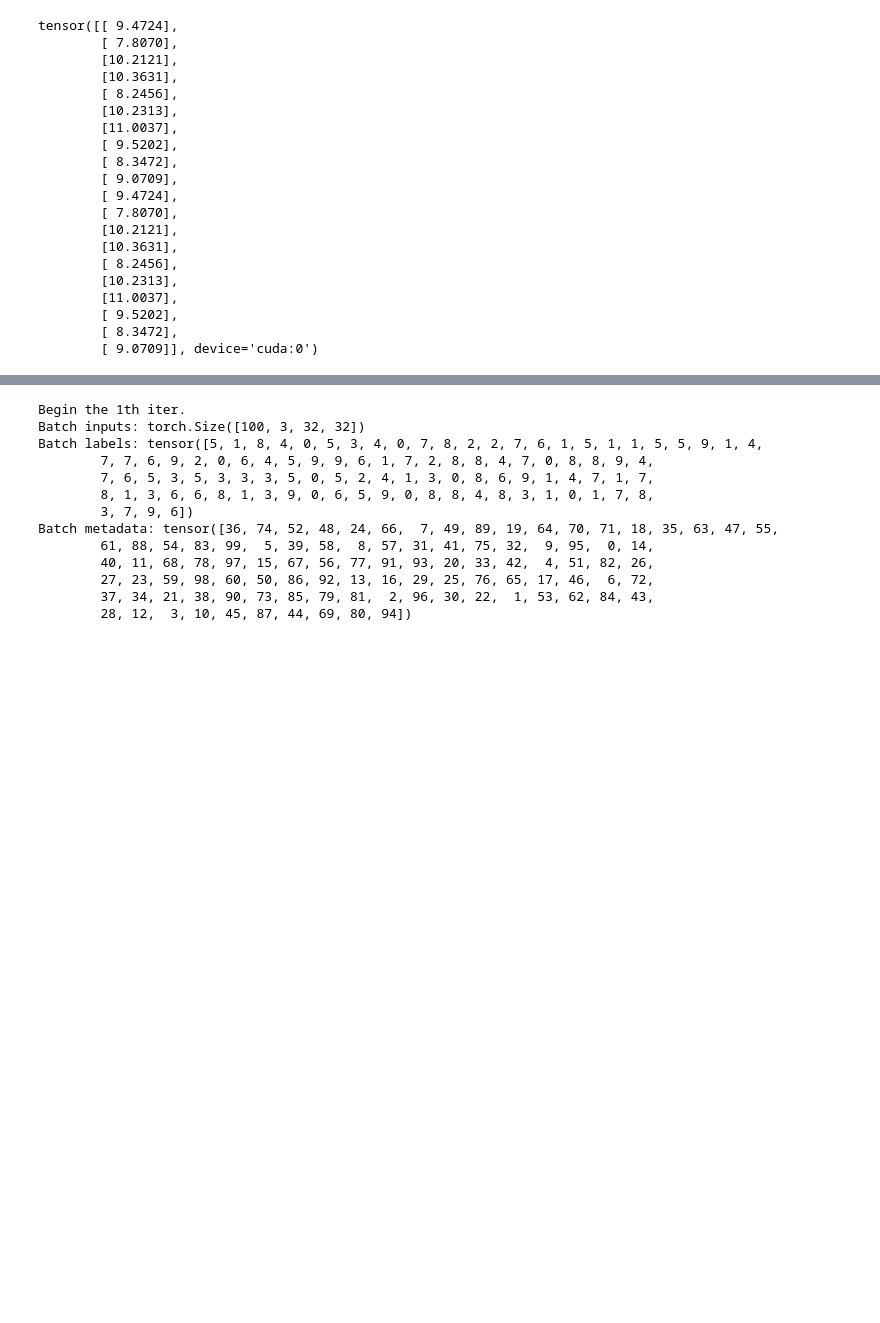
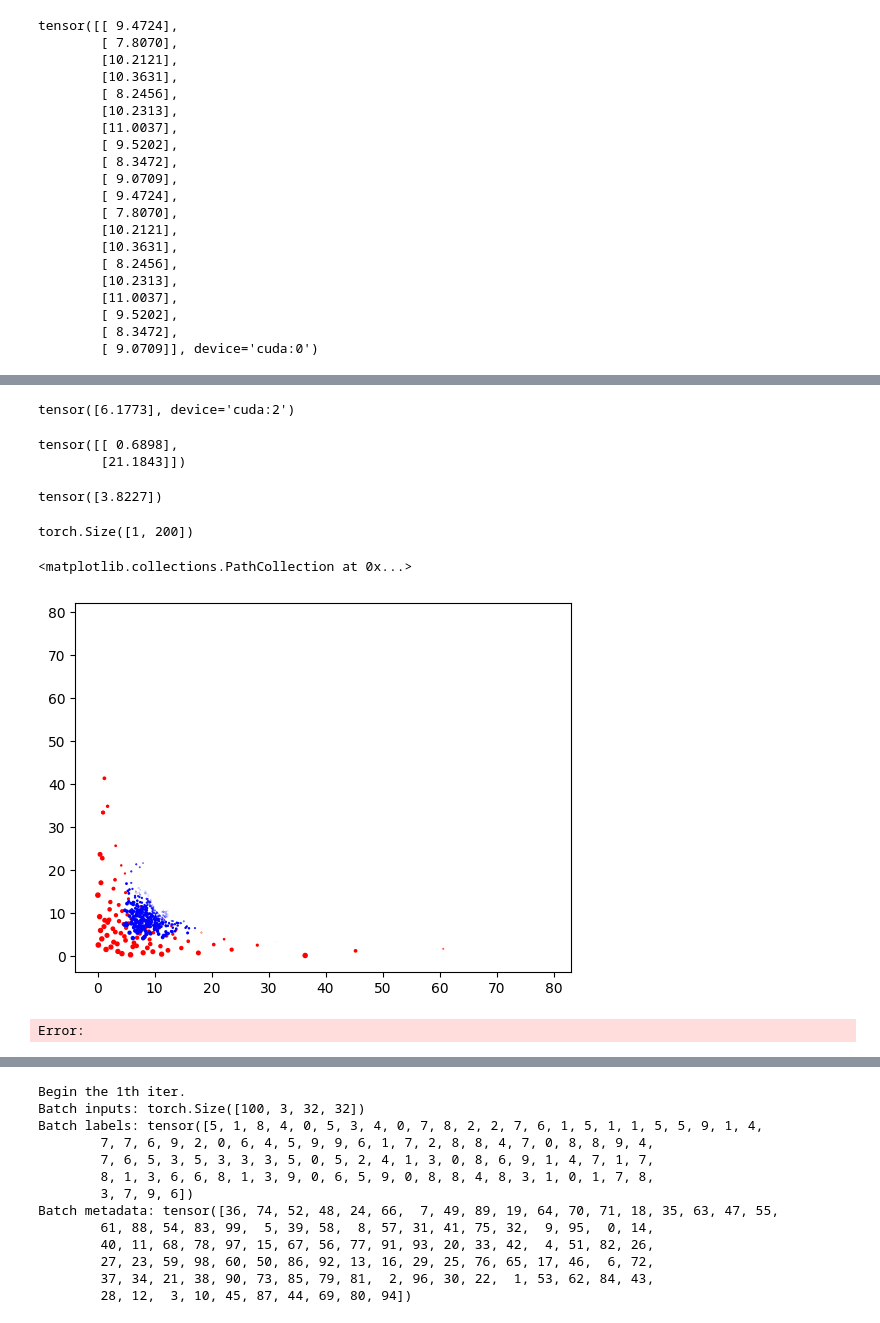
Before and after one commit to YedaCui/deepOnet_bermudan, a Jupyter notebook: test.ipynb, the cells around one changed output, grey strips where cells are left out. Saved outputs shown, nothing was run; the diff lists cells and outputs as text; code cells hidden in the pictures; blank space fills up the shorter version.

```diff
--- a/test.ipynb
+++ b/test.ipynb
@@ -143,0 +214,6 @@ torch.save(data_dict, 'data_dict.pt')
+# %%
+import torch
+
+dt = torch.load("data_batch.pth")
+sensor = torch.load("x.pth")
+xs = torch.load("xs.pth")
@@ -143,0 +252,4 @@ torch.save(data_dict, 'data_dict.pt')
+# %%
+dt["payoff"][0][abs(sensor[:,0] - 2.5890e+01) < 1e-3]
+# %% [output]
+tensor([6.1773], device='cuda:2')
@@ -143,0 +261,27 @@ torch.save(data_dict, 'data_dict.pt')
+# %%
+sensor.reshape(2,-1)[:,abs(sensor[:,0] - 2.5890e+01) < 1e-3]
+# %% [output]
+tensor([[ 0.6898],
+        [21.1843]])
+# %%
+torch.exp(torch.mean(torch.log(sensor.reshape(2,-1)), dim=0, keepdim=True))[0][abs(sensor[:,0] - 2.5890e+01) < 1e-3]
+# %% [output]
+tensor([3.8227])
+# %%
+sensor.reshape(2,-1).mean(dim=0,keepdim=True).shape
+# %% [output]
+torch.Size([1, 200])
+# %%
+import matplotlib.pyplot as plt
+
+fig = plt.figure()
+
+# ax = fig.add_subplot(projection="3d")
+ax = fig.add_subplot()
+ax.scatter(*sensor.cpu().T, dt["payoff"][0].cpu(), color="red", label="origianl")
+
+ax.scatter(*xs[500:1000].T.cpu(), dt["y"][500:1000].cpu(),color="blue",label="new")
+# %% [output]
+<matplotlib.collections.PathCollection at 0x...>
+[figure, added]
+Error:
```
Also changed, not shown: parts of 37 cells of this notebook, 6 other files.
